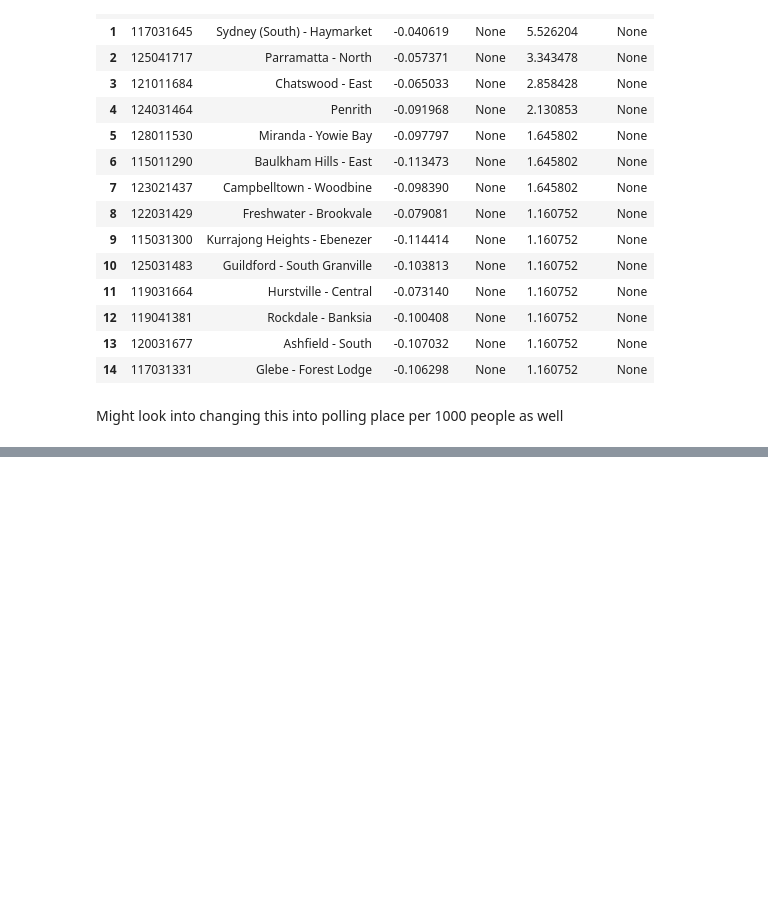
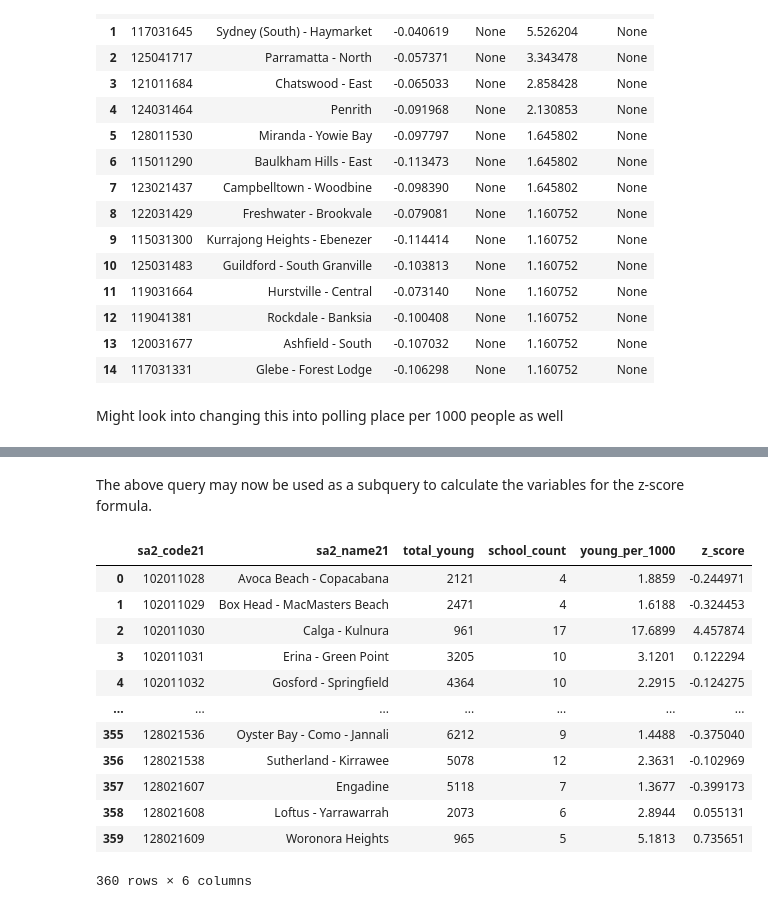
Before and after one commit to infernocadet/greater-sydney-analysis, a Jupyter notebook: Greater Sydney Analysis.ipynb, the cells around one changed output, grey strips where cells are left out. Cells and saved outputs as stored; diff of their text form; code cells hidden in the pictures; blank space fills up the shorter version.

```diff
--- a/Greater Sydney Analysis.ipynb
+++ b/Greater Sydney Analysis.ipynb
@@ -2300,0 +2424,62 @@ Might look into changing this into polling place per 1000 people as well
+# %% [markdown]
+The above query may now be used as a subquery to calculate the variables for the z-score formula.
+# %%
+query(conn, """
+WITH compressed AS (
+    SELECT
+        sa2_code21,
+        sa2_name21,
+        use_desc,
+        total_young,
+        COUNT(*) OVER (PARTITION BY sa2_code21) AS school_count,
+        ROUND(CAST(COUNT(*) OVER (PARTITION BY sa2_code21) / CAST(total_young / 1000.0 AS NUMERIC) AS NUMERIC), 4) AS young_per_1000,
+        ROW_NUMBER() OVER (PARTITION BY sa2_code21 ORDER BY total_young DESC) AS row_num
+    FROM (
+        SELECT
+            r.sa2_code21,
+            r.sa2_name21,
+            p.use_desc,
+            SUM("0-4_people") + SUM("5-9_people") + SUM("10-14_people") + SUM("15-19_people") AS total_young
+        FROM
+            greater_sydney_regions r
+        LEFT JOIN
+            primary_school p ON ST_Intersects(r.geom, p.geom)
+        LEFT JOIN
+            population pop ON r.sa2_code21 = pop.sa2_code
+        GROUP BY r.sa2_code21, r.sa2_name21, p.use_desc
+    ) AS subq
+)
+SELECT
+    sa2_code21,
+    sa2_name21,
+    total_young,
+    school_count,
+    young_per_1000,
+    CASE
+        WHEN mean_young_per_1000 IS NOT NULL AND stddev_young_per_1000 IS NOT NULL THEN
+            (young_per_1000 - mean_young_per_1000) / stddev_young_per_1000
+        ELSE NULL -- Handle division by zero or null mean/standard
+    END AS z_score
+FROM compressed
+LEFT JOIN (
+    SELECT
+        AVG(young_per_1000) AS mean_young_per_1000,
+        STDDEV_POP(young_per_1000) AS stddev_young_per_1000
+    FROM compressed
+) AS variables ON 1=1
+WHERE row_num = 1
+""")
+# %% [output]
+|  | sa2_code21 | sa2_name21 | total_young | school_count | young_per_1000 | z_score |
+| 0 | 102011028 | Avoca Beach - Copacabana | 2121 | 4 | 1.8859 | -0.244971 |
+| 1 | 102011029 | Box Head - MacMasters Beach | 2471 | 4 | 1.6188 | -0.324453 |
+| 2 | 102011030 | Calga - Kulnura | 961 | 17 | 17.6899 | 4.457874 |
+| 3 | 102011031 | Erina - Green Point | 3205 | 10 | 3.1201 | 0.122294 |
+| 4 | 102011032 | Gosford - Springfield | 4364 | 10 | 2.2915 | -0.124275 |
+| ... | ... | ... | ... | ... | ... | ... |
+| 355 | 128021536 | Oyster Bay - Como - Jannali | 6212 | 9 | 1.4488 | -0.375040 |
+| 356 | 128021538 | Sutherland - Kirrawee | 5078 | 12 | 2.3631 | -0.102969 |
+| 357 | 128021607 | Engadine | 5118 | 7 | 1.3677 | -0.399173 |
+| 358 | 128021608 | Loftus - Yarrawarrah | 2073 | 6 | 2.8944 | 0.055131 |
+| 359 | 128021609 | Woronora Heights | 965 | 5 | 5.1813 | 0.735651 |
+360 rows × 6 columns
```
Also changed, not shown: parts of 25 cells of this notebook.
